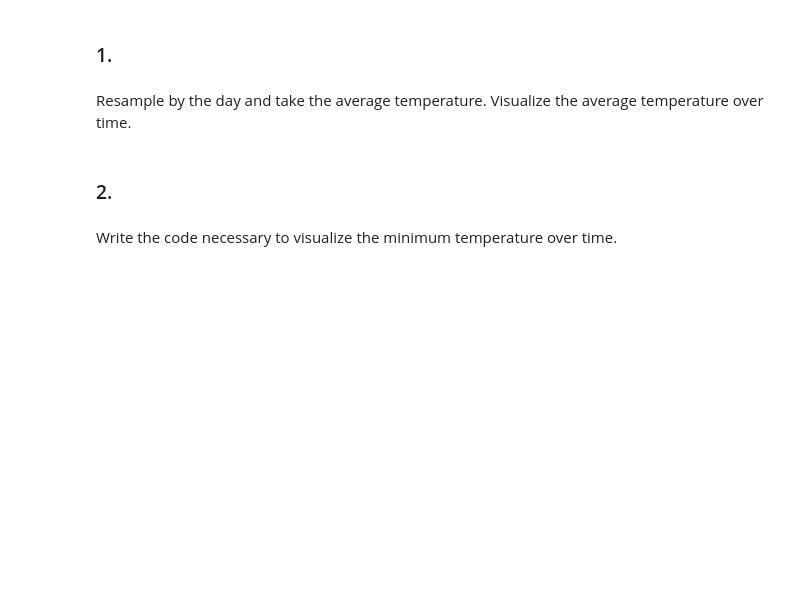
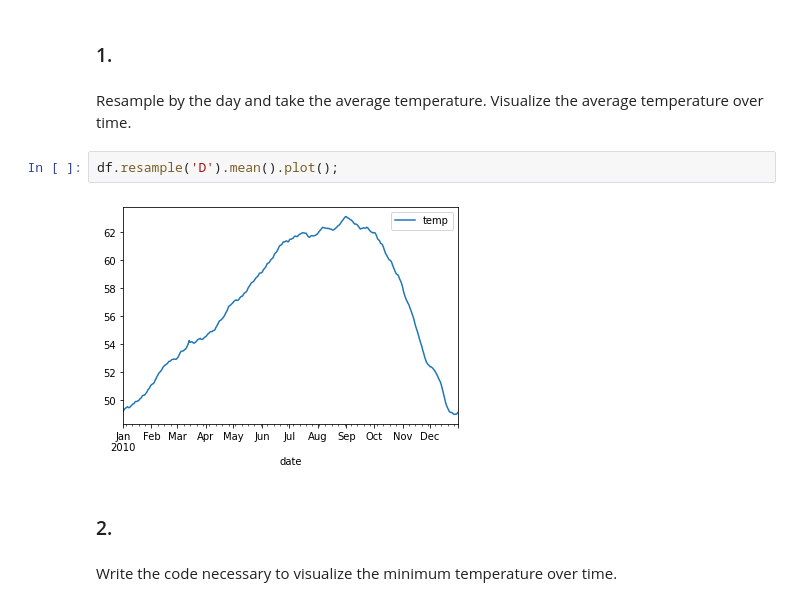
Before and after one commit to adam-talbot/time-series-exercises, a Jupyter notebook: time_series_data_exercises.ipynb, the cells around one changed output. Cells and saved outputs as stored; diff of their text form; blank space fills up the shorter version.

```diff
--- a/time_series_data_exercises.ipynb
+++ b/time_series_data_exercises.ipynb
@@ -11,6 +56,10 @@ from vega_datasets import data
 ### 1.
 # %% [markdown]
 Resample by the day and take the average temperature. Visualize the average temperature over time.
+# %%
+df.resample('D').mean().plot();
+# %% [output]
+[figure, added]
 # %% [markdown]
 ### 2.
 # %% [markdown]
```
Also changed, not shown: parts of 29 cells of this notebook.
